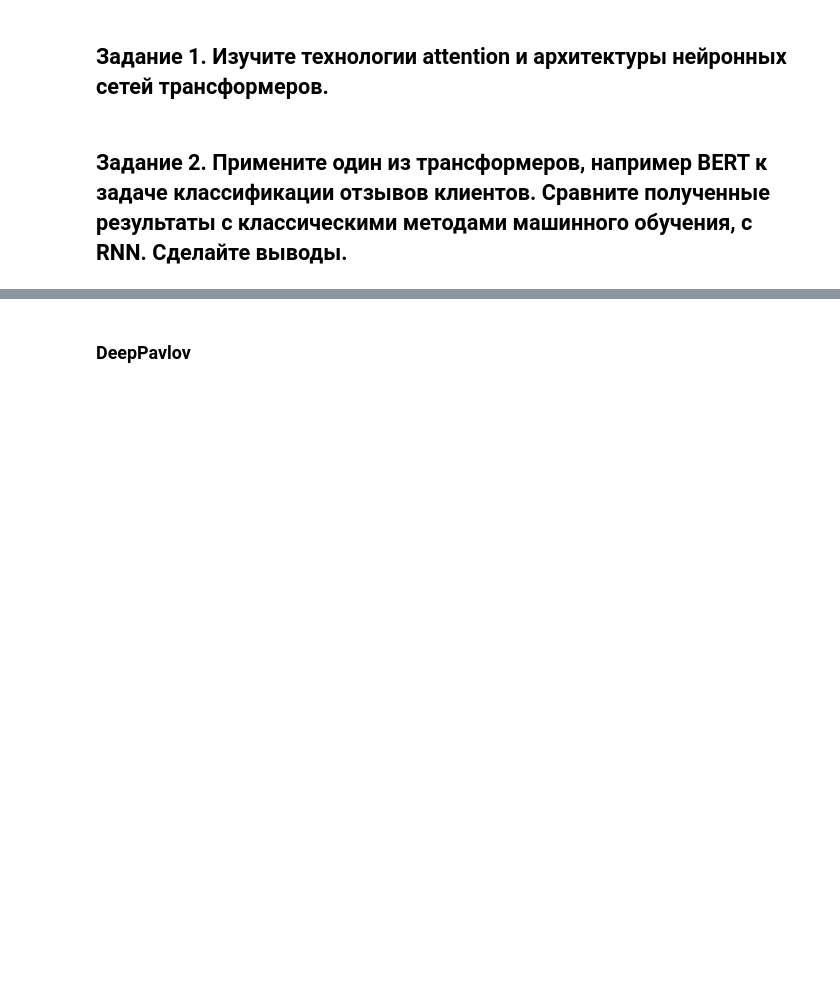
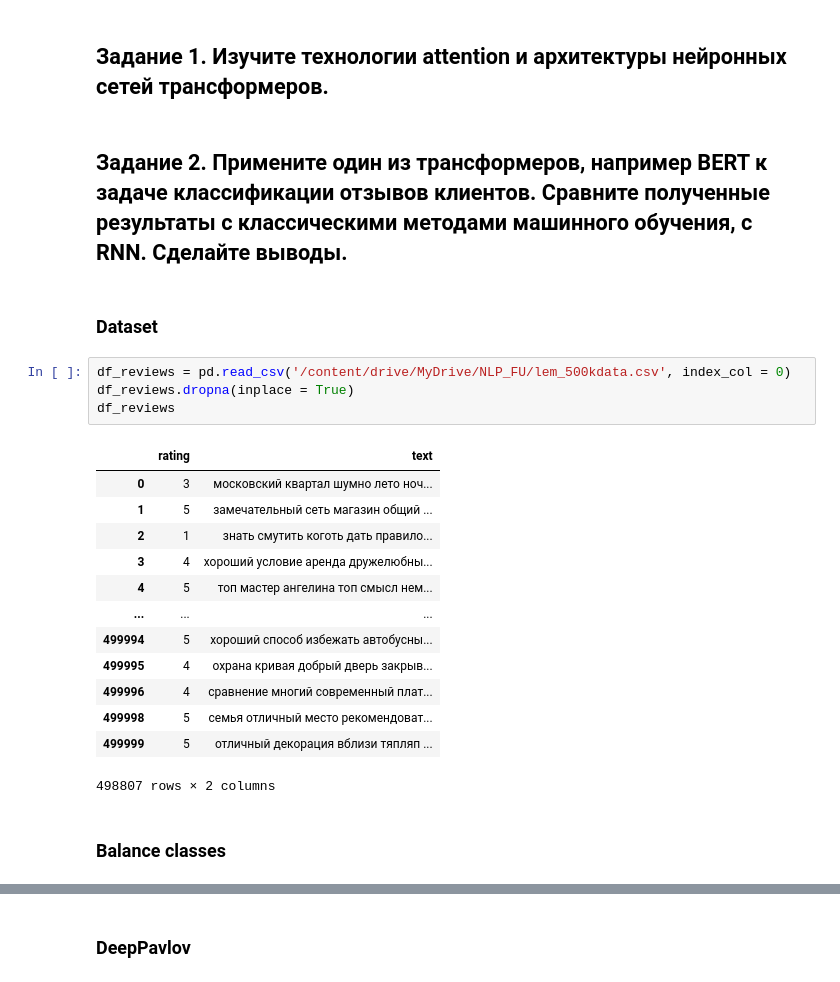
Before and after one commit to anpilove/NLP-FU, a Jupyter notebook: Lab5/Lab5_attention.ipynb, the cells around one changed output, grey strips where cells are left out. Saved outputs shown, nothing was run; the diff lists cells and outputs as text; blank space fills up the shorter version.

```diff
--- a/Lab5/Lab5_attention.ipynb
+++ b/Lab5/Lab5_attention.ipynb
@@ -77,3 +86,25 @@ def train(model, optimizer, criterion, n_epochs, train_loader, test_loader):
 ## Задание 1. Изучите технологии attention и архитектуры нейронных сетей трансформеров.
 # %% [markdown]
 ## Задание 2. Примените один из трансформеров, например BERT к задаче классификации отзывов клиентов. Сравните полученные результаты с классическими методами машинного обучения, с RNN. Сделайте выводы.
+# %% [markdown]
+### Dataset
+# %%
+df_reviews = pd.read_csv('/content/drive/MyDrive/NLP_FU/lem_500kdata.csv', index_col = 0)
+df_reviews.dropna(inplace = True)
+df_reviews
+# %% [output]
+|  | rating | text |
+| 0 | 3 | московский квартал шумно лето ноч... |
+| 1 | 5 | замечательный сеть магазин общий ... |
+| 2 | 1 | знать смутить коготь дать правило... |
+| 3 | 4 | хороший условие аренда дружелюбны... |
+| 4 | 5 | топ мастер ангелина топ смысл нем... |
+| ... | ... | ... |
+| 499994 | 5 | хороший способ избежать автобусны... |
+| 499995 | 4 | охрана кривая добрый дверь закрыв... |
+| 499996 | 4 | сравнение многий современный плат... |
+| 499998 | 5 | семья отличный место рекомендоват... |
+| 499999 | 5 | отличный декорация вблизи тяпляп ... |
+498807 rows × 2 columns
+# %% [markdown]
+### Balance classes
```
Also changed, not shown: parts of 11 cells of this notebook.
